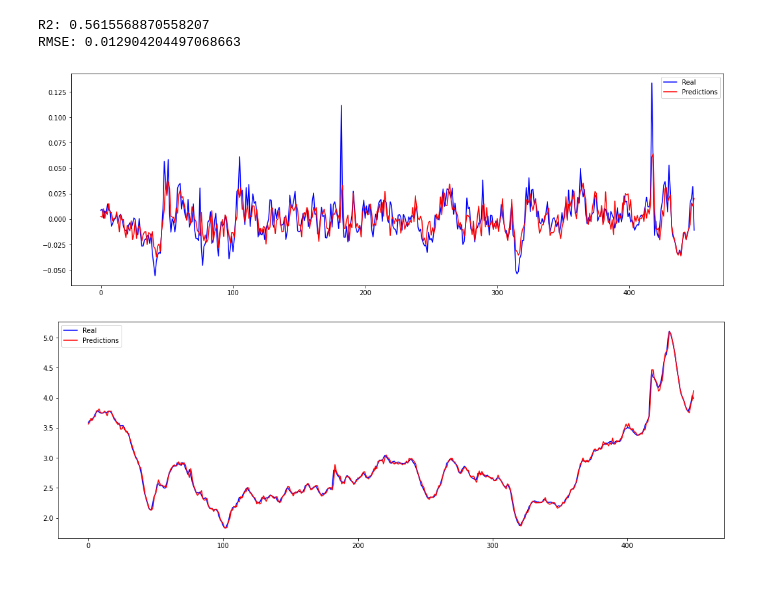
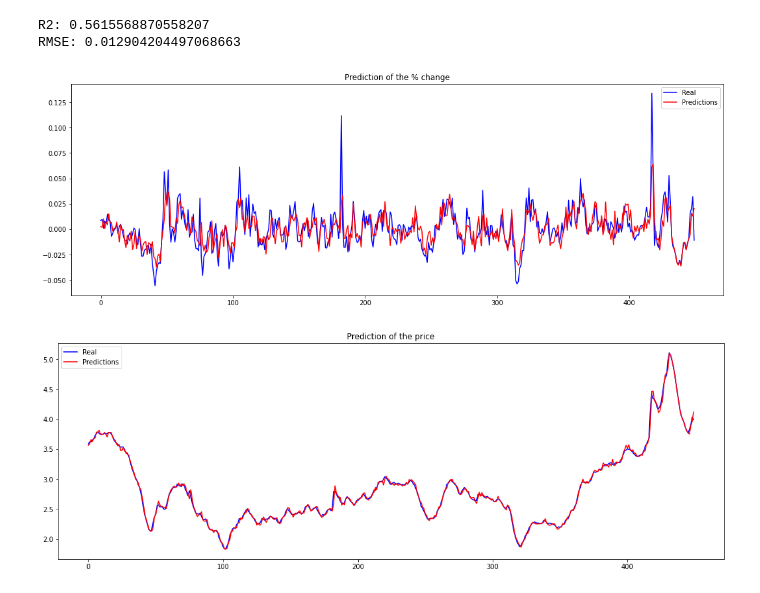
Before and after one commit to vanity-lost/Gasoline-Price-Prediction, a Jupyter notebook: baseline.ipynb, the cells around one changed output. Cells and saved outputs as stored; diff of their text form; code cells hidden in the pictures.

```diff
--- a/baseline.ipynb
+++ b/baseline.ipynb
@@ -45,11 +49,12 @@ RMSE: 0.012904204497068663
 # %%
 plt.figure(figsize=(18, 6))
 plt.plot(range(len(data)-window_size), train_y, color='blue', label='Real')
 plt.plot(range(len(data)-window_size), preds, color='red', label='Predictions')
 plt.legend()
+plt.title('Prediction of the % change')
 plt.show()
 # %% [output]
-[figure, old version]
+[figure, new version]
 # %%
 predicted_price = (preds+1) * prices[window_size-1:-1]
 
@@ -57,6 +62,7 @@ plt.figure(figsize=(18, 6))
 plt.plot(range(len(data)-window_size), prices[window_size:], color='blue', label='Real')
 plt.plot(range(len(data)-window_size), predicted_price, color='red', label='Predictions')
 plt.legend()
+plt.title('Prediction of the price')
 plt.show()
 # %% [output]
-[figure, old version]
+[figure, new version]
```
Also changed, not shown: parts of 3 cells of this notebook, 13 other files.
